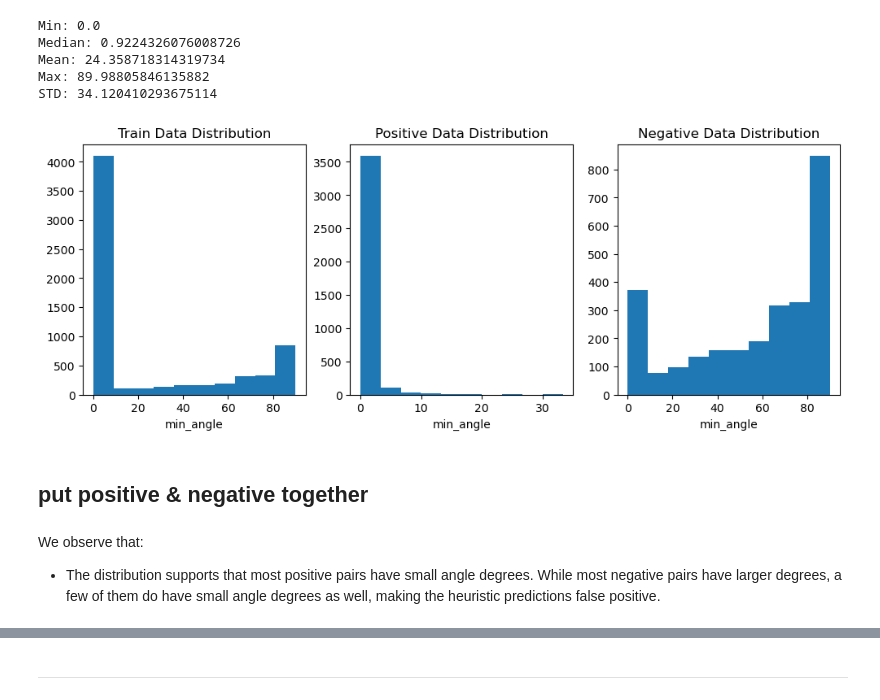
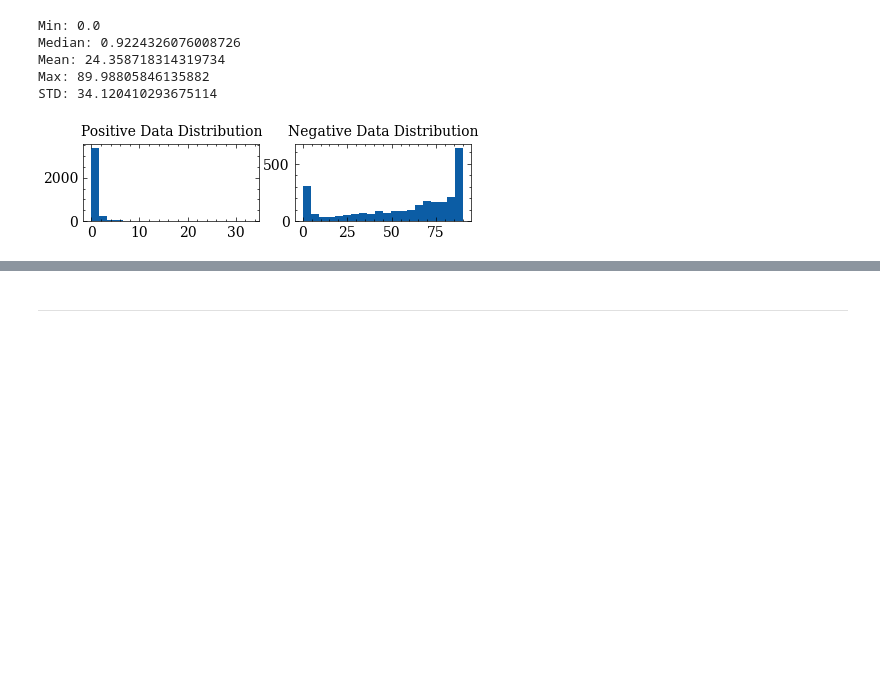
Before and after one commit to BeanHam/2024-spatial-data-integration, a Jupyter notebook: join_task/inference_results/heuristics.ipynb, the cells around one changed output, grey strips where cells are left out. Drawn from its saved outputs; the diff is of its cells as text; code cells hidden in the pictures; blank space fills up the shorter version.

Commit message:
added visualizations

```diff
--- a/join_task/inference_results/heuristics.ipynb
+++ b/join_task/inference_results/heuristics.ipynb
@@ -29,27 +30,20 @@ Mean: 24.358718314319734
 Max: 89.98805846135882
 STD: 34.120410293675114
 # %%
-## almost all positive cases have small angles (<10 degrees)
-## most negative cases have large angles, with some cases having small angles
-plt.figure(figsize=(12,4))
-plt.subplot(1, 3, 1)
-plt.hist(train[name])
-plt.title('Train Data Distribution')
-plt.xlabel(name)
-plt.subplot(1, 3, 2)
-plt.hist(positive[name])
-plt.title('Positive Data Distribution')
-plt.xlabel(name)
-plt.subplot(1, 3, 3)
-plt.hist(negative[name])
-plt.title('Negative Data Distribution')
-plt.xlabel(name)
+title_size=10
+plt.style.use('science')
+plt.rc('text', usetex=False)
+plt.figure(figsize=(5,1))
+plt.subplot(1, 2, 1)
+plt.hist(positive[name], bins=20)
+plt.title('Positive Data Distribution', fontsize=title_size)
+plt.xlabel("")
+plt.subplot(1, 2, 2)
+plt.hist(negative[name], bins=20)
+plt.title('Negative Data Distribution', fontsize=title_size)
+plt.xlabel("")
+plt.savefig(f"../../misc/{name}_distribution.png", bbox_inches='tight',pad_inches=0, dpi=600)
 pass
 # %% [output]
-[figure, old version]
+[figure, new version]
-# %% [markdown]
-## put positive & negative together
-# %% [markdown]
-We observe that:
-- The distribution supports that most positive pairs have small angle degrees. While most negative pairs have larger degrees, a few of them do have small angle degrees as well, making the heuristic predictions false positive.
 # %%
```
Also changed, not shown: parts of 19 cells of this notebook, 6 other files.
